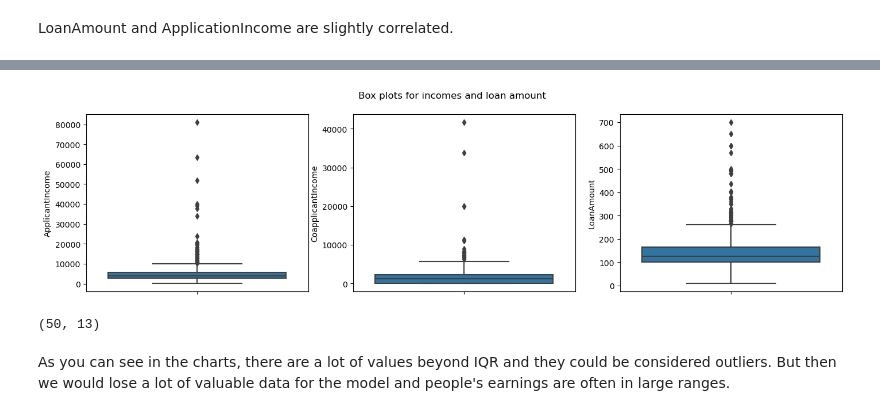
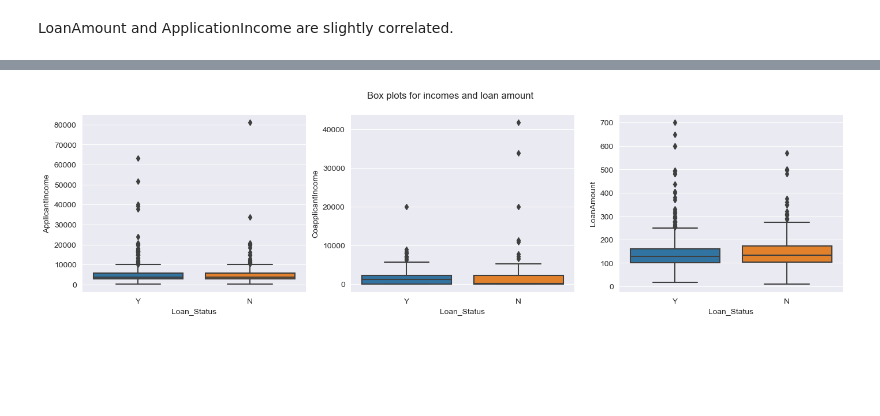
Before and after one commit to AdrianNakonieczny/loan-approval, a Jupyter notebook: loans_approval.ipynb, the cells around one changed output, grey strips where cells are left out. Drawn from its saved outputs; the diff is of its cells as text; code cells hidden in the pictures; blank space fills up the shorter version.

```diff
--- a/loans_approval.ipynb
+++ b/loans_approval.ipynb
@@ -111,3 +151,6 @@ df[['Gender', 'Married', 'Dependents', 'Self_Employed', 'LoanAmount', 'Loan_Amou
+# %%
+# mean for numerical variable
+df['LoanAmount'].fillna(df['LoanAmount'].mean(), inplace = True)
 # %%
 df.isna().any()
 # %% [output]
@@ -125,6 +167,9 @@ Credit_History       False
 Property_Area        False
 Loan_Status          False
 dtype: bool
+# %%
+# change data type for loan term because it represents months
+df['Loan_Amount_Term'] = df['Loan_Amount_Term'].astype(int)
 # %%
 df.info()
 # %% [output]
@@ -151,3 +194,0 @@ memory usage: 62.5+ KB
-# %%
-df['LoanAmount'] = df['LoanAmount'].astype(float)
-df[['Loan_Amount_Term', 'Credit_History']] = df[['Loan_Amount_Term', 'Credit_History']].astype(int)
@@ -155,0 +201,2 @@ df[['Loan_Amount_Term', 'Credit_History']] = df[['Loan_Amount_Term', 'Credit_His
+# %%
+sns.set_style('darkgrid')
@@ -181,11 +356,11 @@ plt.show()
 # %%
 fig, axes = plt.subplots(1, 3, figsize = (17, 4))
 fig.suptitle('Box plots for incomes and loan amount')
 
-sns.boxplot(ax = axes[0], y = df['ApplicantIncome'])
-sns.boxplot(ax = axes[1], y = df['CoapplicantIncome'])
-sns.boxplot(ax = axes[2], y = df['LoanAmount'])
+sns.boxplot(ax = axes[0], x = df['Loan_Status'], y = df['ApplicantIncome'])
+sns.boxplot(ax = axes[1], x = df['Loan_Status'], y = df['CoapplicantIncome'])
+sns.boxplot(ax = axes[2], x = df['Loan_Status'], y = df['LoanAmount'])
 
 plt.show()
 # %% [output]
-[figure, old version]
+[figure, new version]
@@ -196,6 +366,0 @@ upper = np.quantile(df['ApplicantIncome'], 0.75) + 1.5 * iqr
-# %%
-df[df['ApplicantIncome'] > upper].shape
-# %% [output]
-(50, 13)
-# %% [markdown]
-As you can see in the charts, there are a lot of values beyond IQR and they could be considered outliers. But then we would lose a lot of valuable data for the model and people's earnings are often in large ranges.
```
Also changed, not shown: parts of 139 cells of this notebook.
